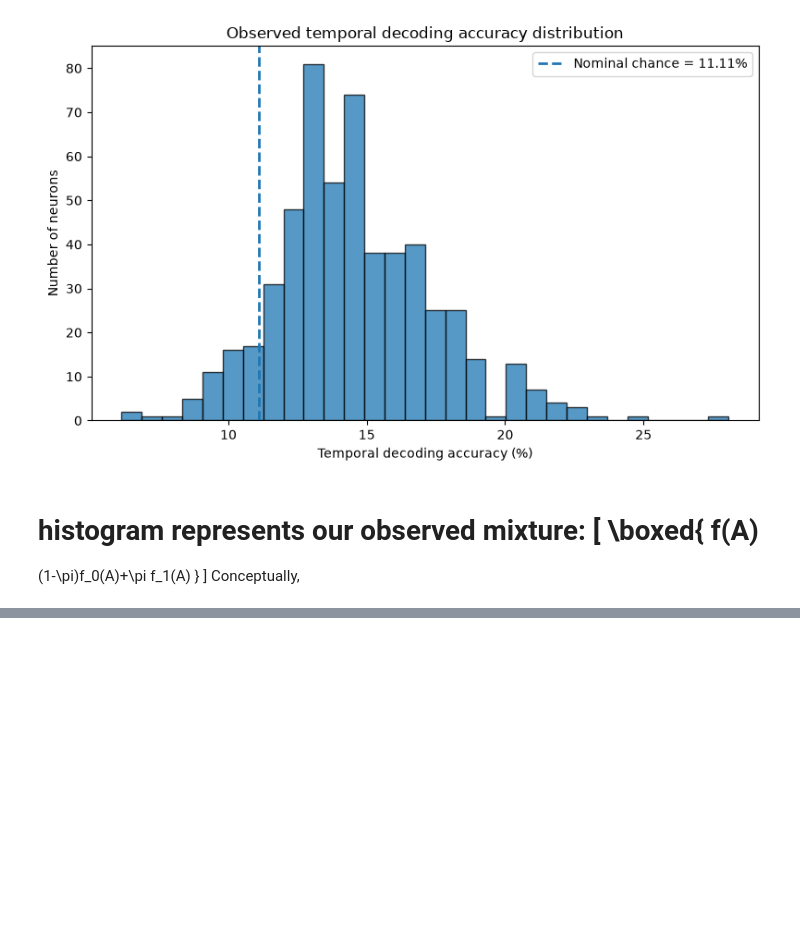
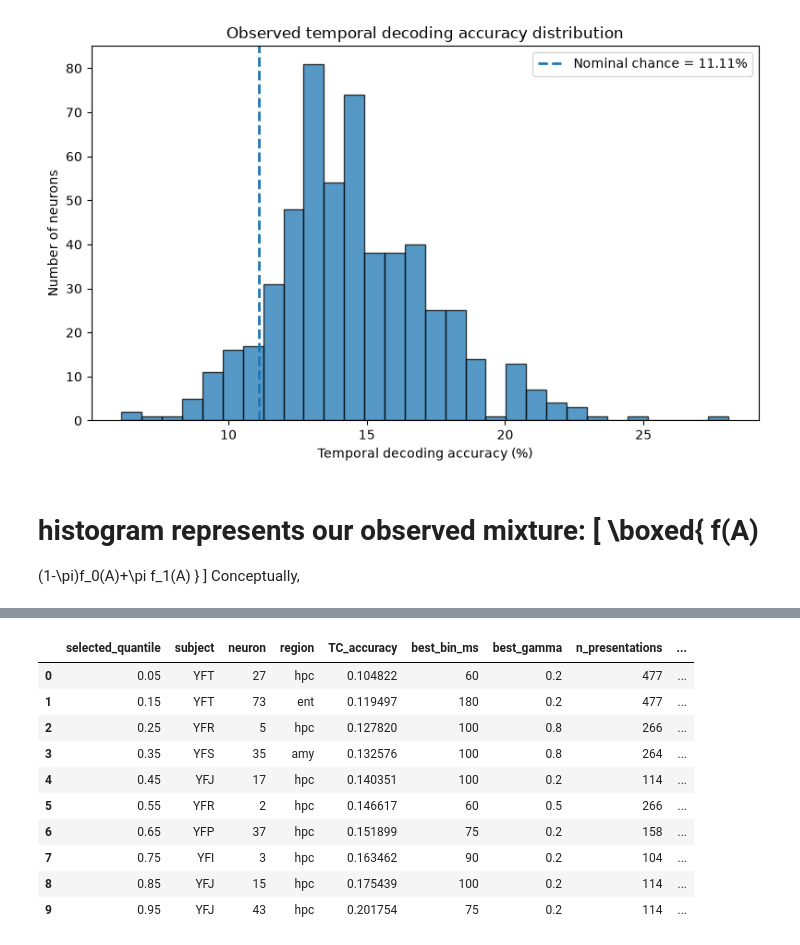
Before and after one commit to Shafiq-Abdu/number-simplex-reproduction, a Jupyter notebook: notebooks1/bayesianfig1.ipynb, the cells around one changed output, grey strips where cells are left out. Drawn from its saved outputs; the diff is of its cells as text; code cells hidden in the pictures; blank space fills up the shorter version.

```diff
--- a/notebooks1/bayesianfig1.ipynb
+++ b/notebooks1/bayesianfig1.ipynb
@@ -192,0 +242,86 @@ print(inspect.getsource(permutation_test_decoding))
+# %%
+import sys
+from pathlib import Path
+
+import numpy as np
+import pandas as pd
+import matplotlib.pyplot as plt
+
+# ============================================================
+# PATHS
+# ============================================================
+
+PROJECT_ROOT = Path.cwd().parent
+
+if str(PROJECT_ROOT) not in sys.path:
+    sys.path.insert(0, str(PROJECT_ROOT))
+
+TABLES = PROJECT_ROOT / "tables1"
+
+# ============================================================
+# LOAD EXISTING FIGURE 1M RESULTS
+# ============================================================
+
+perm = pd.read_csv(
+    TABLES / "figure1M_all_neuron_permutations.csv"
+)
+
+print("Total neurons in table:", len(perm))
+
+# ============================================================
+# SELECT REPRESENTATIVE NEURONS
+#
+# Pick neurons near selected quantiles of the observed
+# temporal decoding accuracy distribution.
+# ============================================================
+
+quantiles = np.linspace(0.05, 0.95, 10)
+
+targets = perm["TC_accuracy"].quantile(quantiles)
+
+selected_rows = []
+
+for q, target in zip(quantiles, targets):
+
+    idx = (
+        perm["TC_accuracy"] - target
+    ).abs().idxmin()
+
+    row = perm.loc[idx].copy()
+    row["selected_quantile"] = q
+
+    selected_rows.append(row)
+
+representative = pd.DataFrame(selected_rows)
+
+# Remove accidental duplicates
+representative = (
+    representative
+    .drop_duplicates(
+        subset=["subject", "neuron"]
+    )
+    .reset_index(drop=True)
+)
+
+display(
+    representative[
+        [
+            "selected_quantile",
+            "subject",
+            "neuron",
+            "region",
+            "TC_accuracy",
+            "best_bin_ms",
+            "best_gamma",
+            "n_presentations",
+            "TC_null_mean",
+            "TC_p",
+        ]
+    ]
+)
+
+print(
+    "\nSelected neurons:",
+    len(representative)
+)
+# %% [output]
@@ -192,0 +329,11 @@ print(inspect.getsource(permutation_test_decoding))
+|  | selected_quantile | subject | neuron | region | TC_accuracy | best_bin_ms | best_gamma | n_presentations | ... |
+| 0 | 0.05 | YFT | 27 | hpc | 0.104822 | 60 | 0.2 | 477 | ... |
+| 1 | 0.15 | YFT | 73 | ent | 0.119497 | 180 | 0.2 | 477 | ... |
+| 2 | 0.25 | YFR | 5 | hpc | 0.127820 | 100 | 0.8 | 266 | ... |
+| 3 | 0.35 | YFS | 35 | amy | 0.132576 | 100 | 0.8 | 264 | ... |
+| 4 | 0.45 | YFJ | 17 | hpc | 0.140351 | 100 | 0.2 | 114 | ... |
+| 5 | 0.55 | YFR | 2 | hpc | 0.146617 | 60 | 0.5 | 266 | ... |
+| 6 | 0.65 | YFP | 37 | hpc | 0.151899 | 75 | 0.2 | 158 | ... |
+| 7 | 0.75 | YFI | 3 | hpc | 0.163462 | 90 | 0.2 | 104 | ... |
+| 8 | 0.85 | YFJ | 15 | hpc | 0.175439 | 100 | 0.2 | 114 | ... |
+| 9 | 0.95 | YFJ | 43 | hpc | 0.201754 | 75 | 0.2 | 114 | ... |
```
Also changed, not shown: parts of 18 cells of this notebook, 35 other files.
